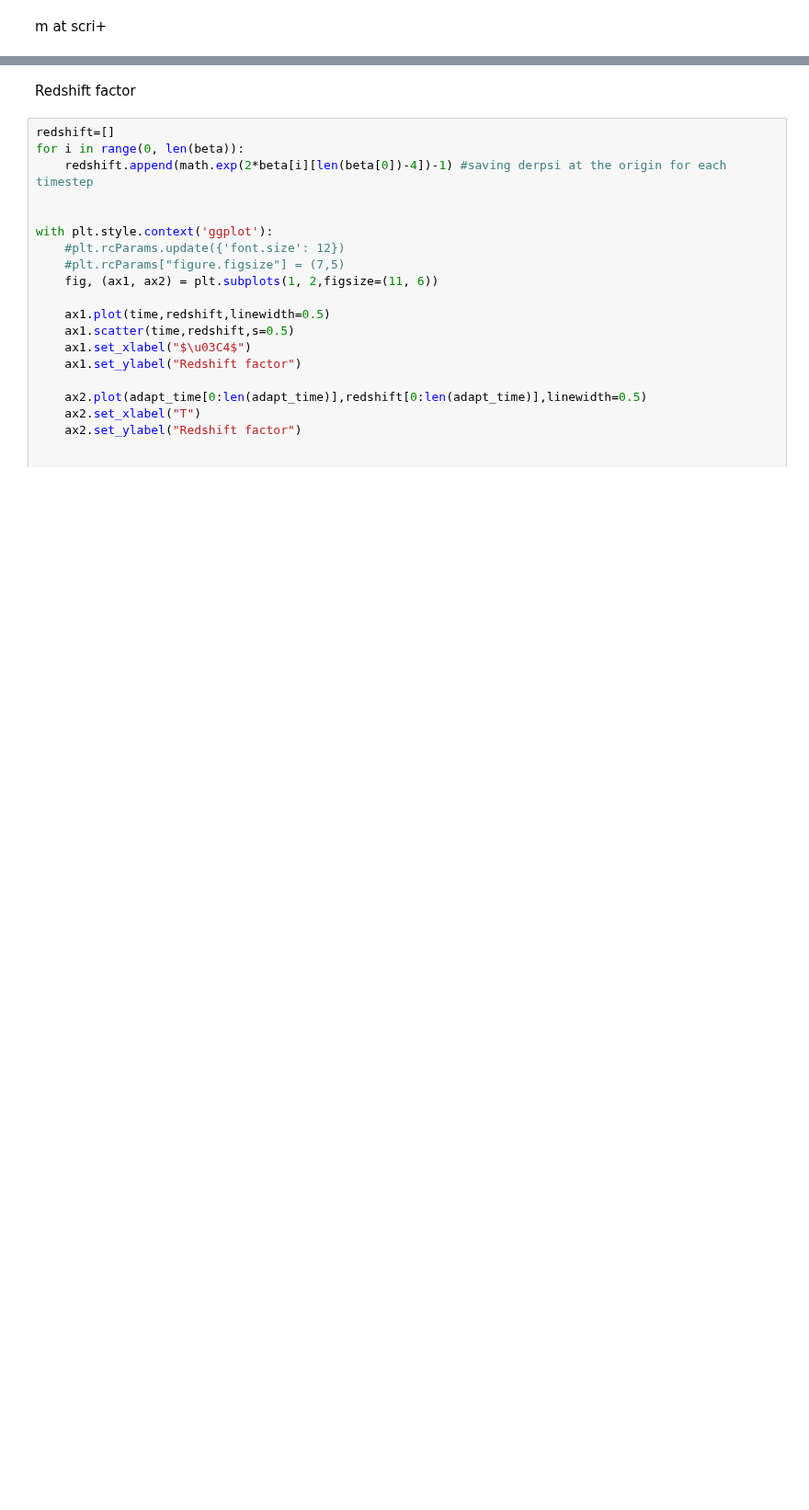
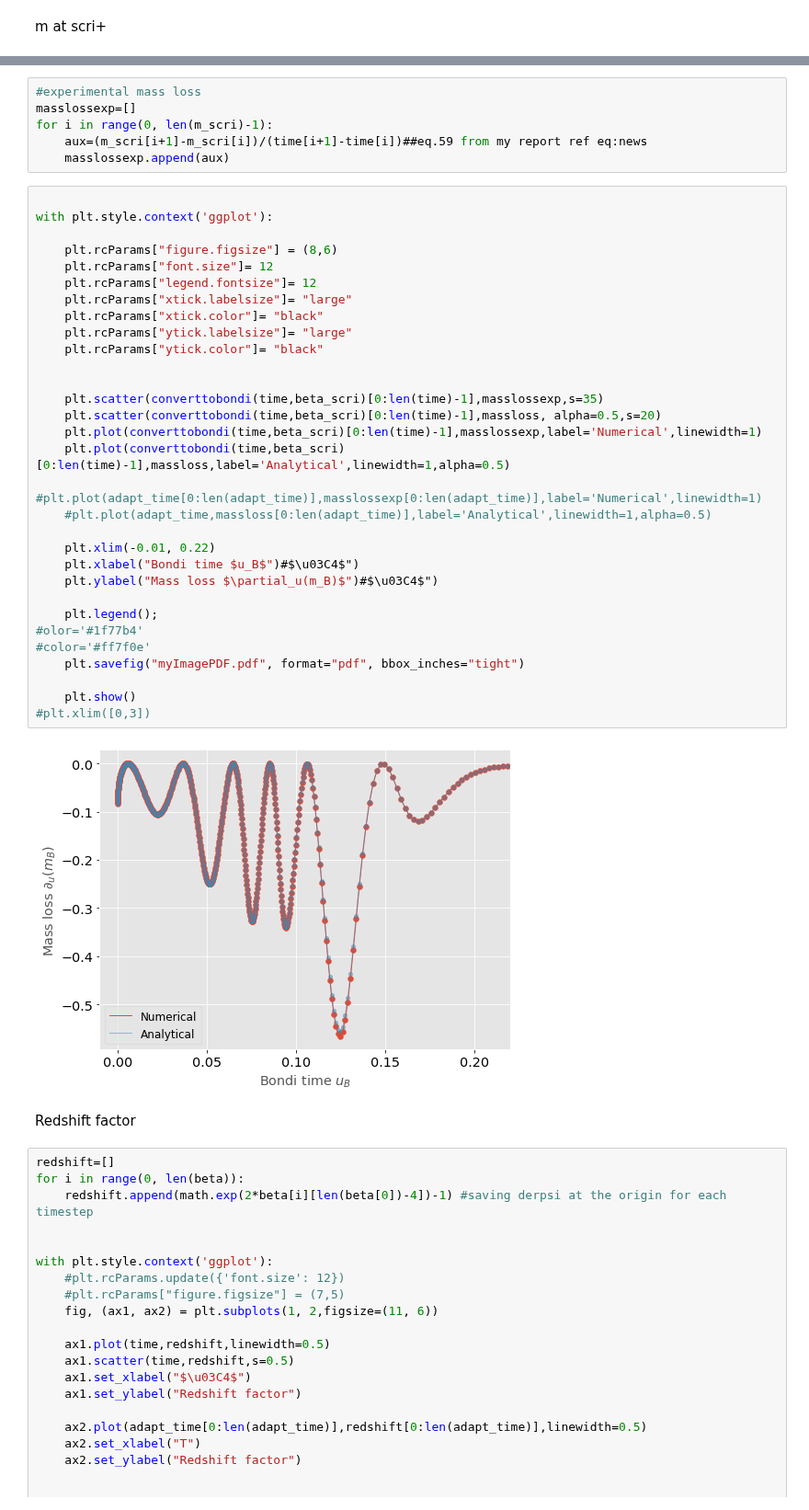
Before and after one commit to rita-png/gravitational-collapse, a Jupyter notebook: TMYangMills/PostProcessing.ipynb, the cells around one changed output, grey strips where cells are left out. Shown at 92% size. Cells and saved outputs as stored; diff of their text form; blank space fills up the shorter version.

```diff
--- a/TMYangMills/PostProcessing.ipynb
+++ b/TMYangMills/PostProcessing.ipynb
@@ -377,3 +333,42 @@ with plt.style.context('ggplot'):
+# %%
+#experimental mass loss
+masslossexp=[]
+for i in range(0, len(m_scri)-1):
+    aux=(m_scri[i+1]-m_scri[i])/(time[i+1]-time[i])##eq.59 from my report ref eq:news
+    masslossexp.append(aux)
+# %%
+
+with plt.style.context('ggplot'):
+
+    plt.rcParams["figure.figsize"] = (8,6)
+    plt.rcParams["font.size"]= 12
+    plt.rcParams["legend.fontsize"]= 12
+    plt.rcParams["xtick.labelsize"]= "large"
+    plt.rcParams["xtick.color"]= "black"
+    plt.rcParams["ytick.labelsize"]= "large"
+    plt.rcParams["ytick.color"]= "black"
+
+
+    plt.scatter(converttobondi(time,beta_scri)[0:len(time)-1],masslossexp,s=35)
+    plt.scatter(converttobondi(time,beta_scri)[0:len(time)-1],massloss, alpha=0.5,s=20)
+    plt.plot(converttobondi(time,beta_scri)[0:len(time)-1],masslossexp,label='Numerical',linewidth=1)
+    plt.plot(converttobondi(time,beta_scri)[0:len(time)-1],massloss,label='Analytical',linewidth=1,alpha=0.5)
+    #plt.plot(adapt_time[0:len(adapt_time)],masslossexp[0:len(adapt_time)],label='Numerical',linewidth=1)
+    #plt.plot(adapt_time,massloss[0:len(adapt_time)],label='Analytical',linewidth=1,alpha=0.5)
+
+    plt.xlim(-0.01, 0.22)
+    plt.xlabel("Bondi time $u_B$")#$\u03C4$")
+    plt.ylabel("Mass loss $\partial_u(m_B)$")#$\u03C4$")
+
+    plt.legend();
+#olor='#1f77b4'
+#color='#ff7f0e'
+    plt.savefig("myImagePDF.pdf", format="pdf", bbox_inches="tight")
+
+    plt.show()
+#plt.xlim([0,3])
+# %% [output]
+[figure, added]
 # %% [markdown]
 Redshift factor
 # %%
```
Also changed, not shown: parts of 24 cells of this notebook, 2 other files.
